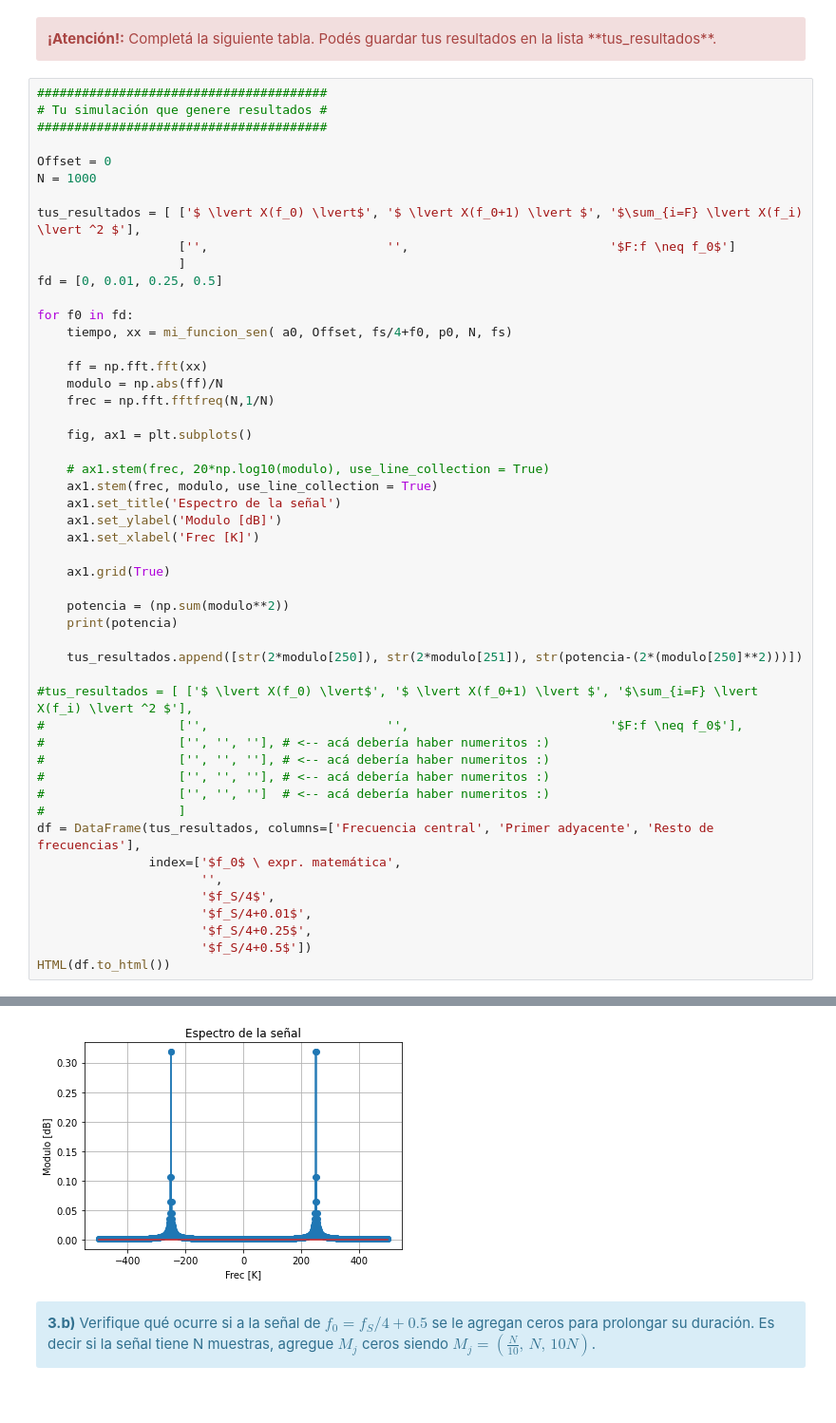
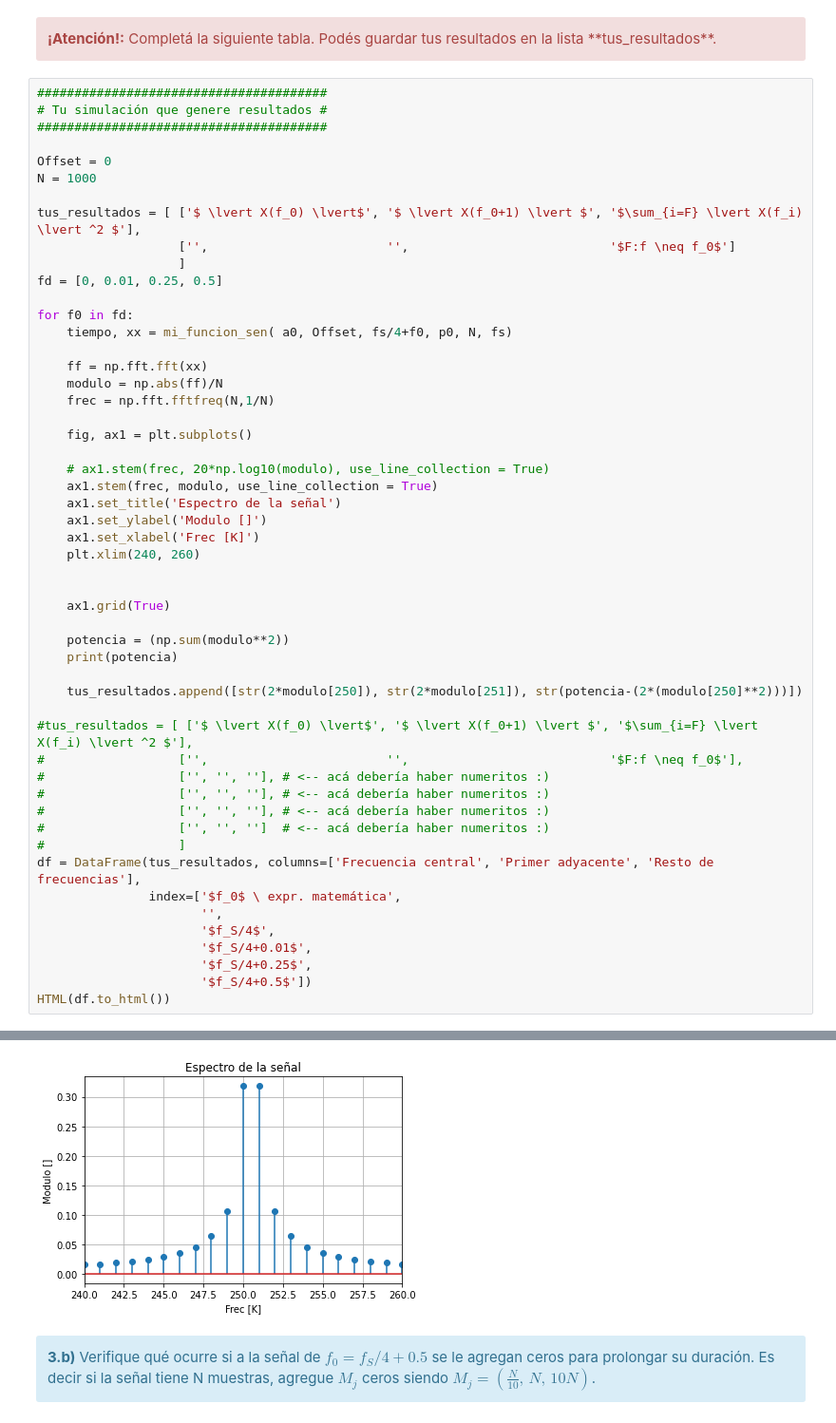
Before and after one commit to fcatuogno/PDS_TPs, a Jupyter notebook: TP1 - Muestreo de señales - Forurier.ipynb, the cells around one changed output, grey strips where cells are left out. Shown: that part at 95% size. Drawn from its saved outputs; the diff is of its cells as text.

```diff
--- a/TP1 - Muestreo de señales - Forurier.ipynb
+++ b/TP1 - Muestreo de señales - Forurier.ipynb
@@ -448,8 +448,10 @@ for f0 in fd:
     # ax1.stem(frec, 20*np.log10(modulo), use_line_collection = True)
     ax1.stem(frec, modulo, use_line_collection = True)
     ax1.set_title('Espectro de la señal')
-    ax1.set_ylabel('Modulo [dB]')
+    ax1.set_ylabel('Modulo []')
     ax1.set_xlabel('Frec [K]')
+    plt.xlim(240, 260)
+
 
     ax1.grid(True)
 
@@ -491,4 +493,4 @@ HTML(df.to_html())
-[figure, old version]
+[figure, new version]
 # %% [markdown]
 <div class="alert alert-block alert-info">
 <b>3.b)</b> Verifique qué ocurre si a la señal de $f_0 = f_S/4 + 0.5$ se le agregan ceros para prolongar su duración. Es decir si la señal tiene N muestras, agregue $M_j$ ceros siendo $M_j = ( \frac{N}{10},\, N,\, 10N)$.
```
Also changed, not shown: parts of 10 cells of this notebook.
